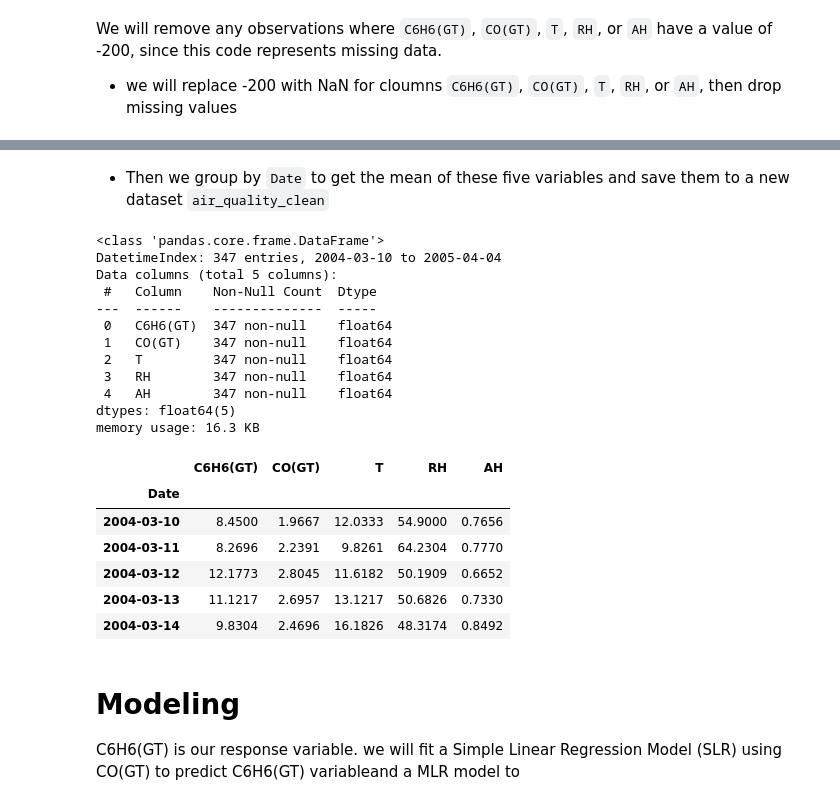
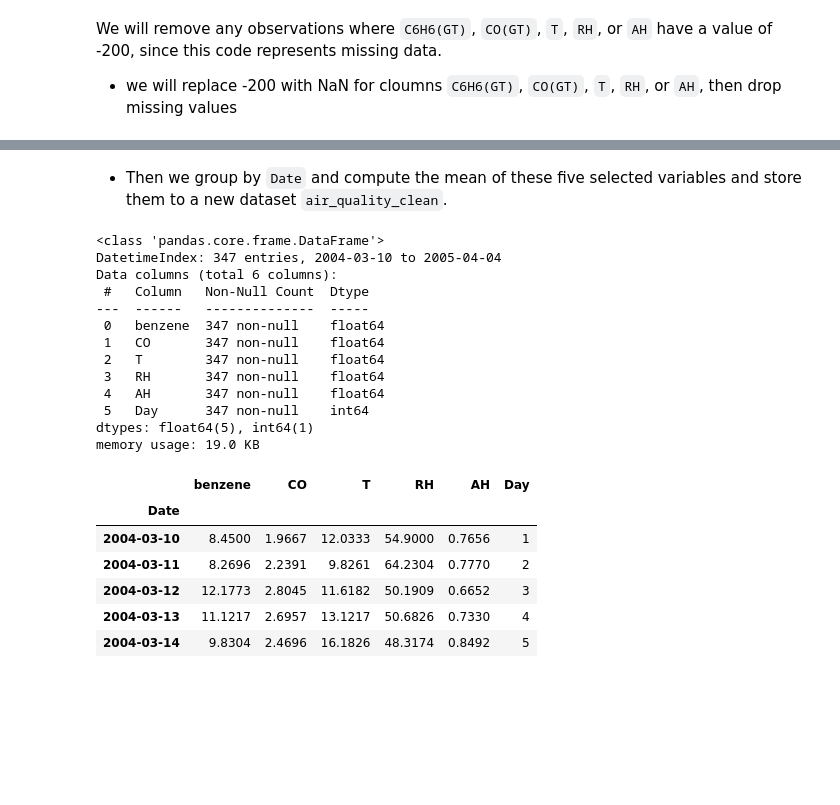
Before and after one commit to jccrews256/ST-554-Project1-Template, a Jupyter notebook: Task3/Task3.ipynb, the cells around one changed output, grey strips where cells are left out. Saved outputs shown, nothing was run; the diff lists cells and outputs as text; code cells hidden in the pictures; blank space fills up the shorter version.

```diff
--- a/Task3/Task3.ipynb
+++ b/Task3/Task3.ipynb
@@ -99,6 +116,9 @@ memory usage: 918.0+ KB
 # %%
-subset['Date'] = pd.to_datetime(subset['Date'])
+subset['Date'] = pd.to_datetime(subset['Date'], format='%m/%d/%Y')
+#standardize the time format
 subset['Time'] = subset['Time'].str.replace('.', ':', regex=False)
+#create combined datetime
 subset['Date_Time'] = subset['Date'] + pd.to_timedelta(subset['Time'])
+subset.info()
 subset.head()
 # %% [output]
@@ -109,31 +146,38 @@ subset.head()
 | 3 | 2004-03-10 | 21:00:00 | 2.2 | 1376 | 80 | 9.2 | 948 | 172 | 1092 | ... |
 | 4 | 2004-03-10 | 22:00:00 | 1.6 | 1272 | 51 | 6.5 | 836 | 131 | 1205 | ... |
 # %% [markdown]
-- Then we group by `Date` to get the mean of these five variables and save them to a new dataset `air_quality_clean`
+- Then we group by `Date` and compute the mean of these five selected variables and store them to a new dataset `air_quality_clean`.
 # %%
-air_quality_clean = subset.groupby('Date')[['C6H6(GT)', 'CO(GT)', 'T', 'RH', 'AH']].mean().round(4)
+#calculate the mean of five variables and rename C6H6(GT) and CO(GT) columns
+air_quality_clean = subset.groupby('Date')[['C6H6(GT)', 'CO(GT)', 'T', 'RH', 'AH']] \
+                    .mean() \
+                    .round(4) \
+                    .rename(columns={'C6H6(GT)': 'benzene',
+                                     'CO(GT)': 'CO'}
+                            )
+
+# create a new Day variable (Day: 1 to 347) in chronological order
+air_quality_clean['Day'] = np.arange(1, len(air_quality_clean) + 1)
 air_quality_clean.info() #check the new dataset
 air_quality_clean.head() #check few rows
 # %% [output]
 <class 'pandas.core.frame.DataFrame'>
 DatetimeIndex: 347 entries, 2004-03-10 to 2005-04-04
-Data columns (total 5 columns):
- #   Column    Non-Null Count  Dtype
----  ------    --------------  -----
- 0   C6H6(GT)  347 non-null    float64
- 1   CO(GT)    347 non-null    float64
- 2   T         347 non-null    float64
- 3   RH        347 non-null    float64
- 4   AH        347 non-null    float64
-dtypes: float64(5)
-memory usage: 16.3 KB
+Data columns (total 6 columns):
+ #   Column   Non-Null Count  Dtype
+---  ------   --------------  -----
+ 0   benzene  347 non-null    float64
+ 1   CO       347 non-null    float64
+ 2   T        347 non-null    float64
+ 3   RH       347 non-null    float64
+ 4   AH       347 non-null    float64
+ 5   Day      347 non-null    int64
+dtypes: float64(5), int64(1)
+memory usage: 19.0 KB
-|  | C6H6(GT) | CO(GT) | T | RH | AH |
-| Date |  |  |  |  |  |
-| 2004-03-10 | 8.4500 | 1.9667 | 12.0333 | 54.9000 | 0.7656 |
-| 2004-03-11 | 8.2696 | 2.2391 | 9.8261 | 64.2304 | 0.7770 |
-| 2004-03-12 | 12.1773 | 2.8045 | 11.6182 | 50.1909 | 0.6652 |
-| 2004-03-13 | 11.1217 | 2.6957 | 13.1217 | 50.6826 | 0.7330 |
-| 2004-03-14 | 9.8304 | 2.4696 | 16.1826 | 48.3174 | 0.8492 |
+|  | benzene | CO | T | RH | AH | Day |
+| Date |  |  |  |  |  |  |
+| 2004-03-10 | 8.4500 | 1.9667 | 12.0333 | 54.9000 | 0.7656 | 1 |
+| 2004-03-11 | 8.2696 | 2.2391 | 9.8261 | 64.2304 | 0.7770 | 2 |
+| 2004-03-12 | 12.1773 | 2.8045 | 11.6182 | 50.1909 | 0.6652 | 3 |
+| 2004-03-13 | 11.1217 | 2.6957 | 13.1217 | 50.6826 | 0.7330 | 4 |
+| 2004-03-14 | 9.8304 | 2.4696 | 16.1826 | 48.3174 | 0.8492 | 5 |
-# %% [markdown]
-# Modeling
-C6H6(GT) is our response variable. we will fit a Simple Linear Regression Model (SLR) using CO(GT) to predict C6H6(GT) variableand a MLR model to
```
Also changed, not shown: parts of 20 cells of this notebook.
